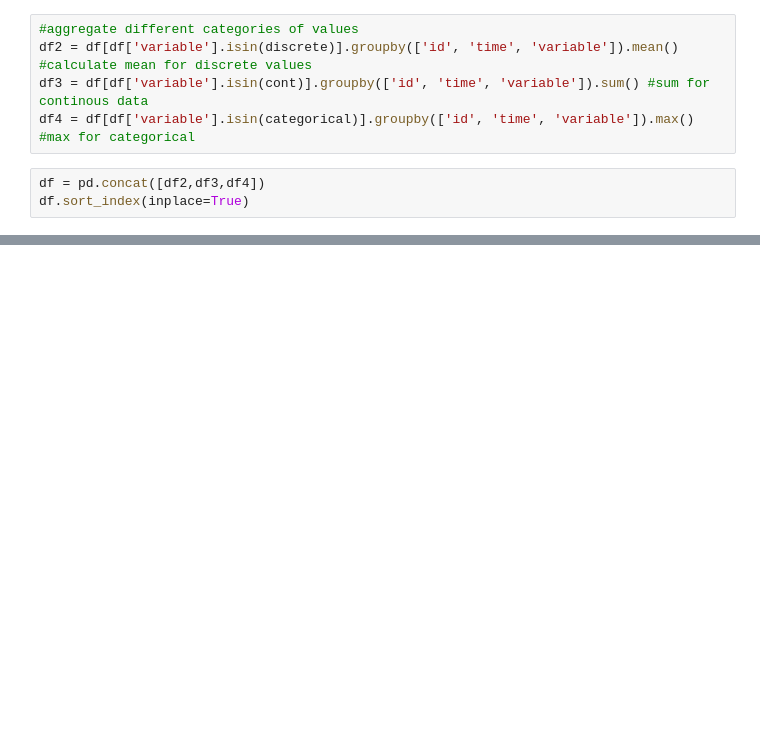
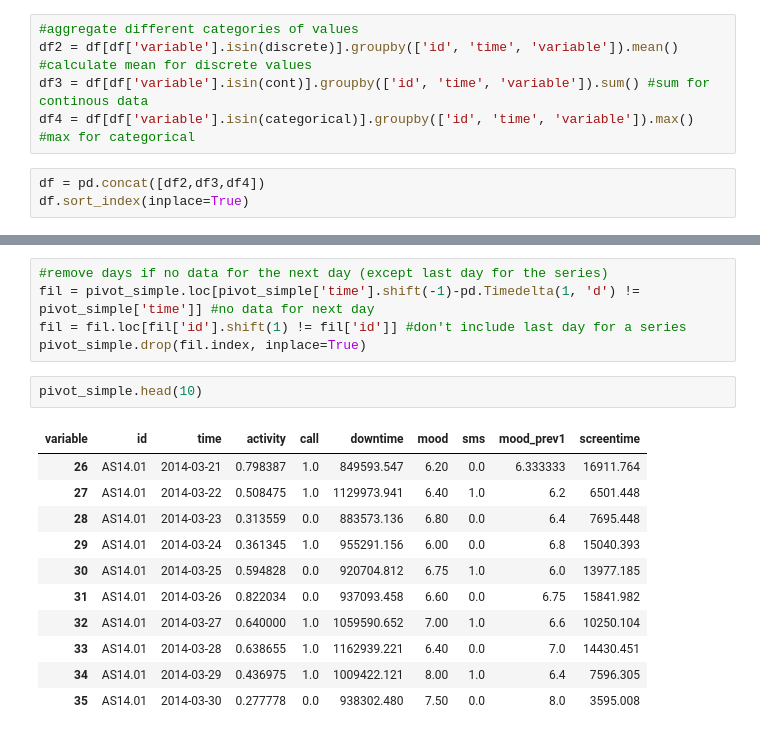
Before and after one commit to OlegBEZb/Data_Mining_assignment_1, a Jupyter notebook: Feature_Engineering.ipynb, the cells around one changed output, grey strips where cells are left out. Drawn from its saved outputs; the diff is of its cells as text; blank space fills up the shorter version.

```diff
--- a/Feature_Engineering.ipynb
+++ b/Feature_Engineering.ipynb
@@ -162,0 +245,19 @@ df.loc[pd.IndexSlice['AS14.01', '2014-04-01',:]].loc[pd.IndexSlice[:,:,'mood']].
+# %%
+#remove days if no data for the next day (except last day for the series)
+fil = pivot_simple.loc[pivot_simple['time'].shift(-1)-pd.Timedelta(1, 'd') != pivot_simple['time']] #no data for next day
+fil = fil.loc[fil['id'].shift(1) != fil['id']] #don't include last day for a series
+pivot_simple.drop(fil.index, inplace=True)
+# %%
+pivot_simple.head(10)
+# %% [output]
+| variable | id | time | activity | call | downtime | mood | sms | mood_prev1 | screentime |
+| 26 | AS14.01 | 2014-03-21 | 0.798387 | 1.0 | 849593.547 | 6.20 | 0.0 | 6.333333 | 16911.764 |
+| 27 | AS14.01 | 2014-03-22 | 0.508475 | 1.0 | 1129973.941 | 6.40 | 1.0 | 6.2 | 6501.448 |
+| 28 | AS14.01 | 2014-03-23 | 0.313559 | 0.0 | 883573.136 | 6.80 | 0.0 | 6.4 | 7695.448 |
+| 29 | AS14.01 | 2014-03-24 | 0.361345 | 1.0 | 955291.156 | 6.00 | 0.0 | 6.8 | 15040.393 |
+| 30 | AS14.01 | 2014-03-25 | 0.594828 | 0.0 | 920704.812 | 6.75 | 1.0 | 6.0 | 13977.185 |
+| 31 | AS14.01 | 2014-03-26 | 0.822034 | 0.0 | 937093.458 | 6.60 | 0.0 | 6.75 | 15841.982 |
+| 32 | AS14.01 | 2014-03-27 | 0.640000 | 1.0 | 1059590.652 | 7.00 | 1.0 | 6.6 | 10250.104 |
+| 33 | AS14.01 | 2014-03-28 | 0.638655 | 1.0 | 1162939.221 | 6.40 | 0.0 | 7.0 | 14430.451 |
+| 34 | AS14.01 | 2014-03-29 | 0.436975 | 1.0 | 1009422.121 | 8.00 | 1.0 | 6.4 | 7596.305 |
+| 35 | AS14.01 | 2014-03-30 | 0.277778 | 0.0 | 938302.480 | 7.50 | 0.0 | 8.0 | 3595.008 |
```
Also changed, not shown: parts of 15 cells of this notebook.
